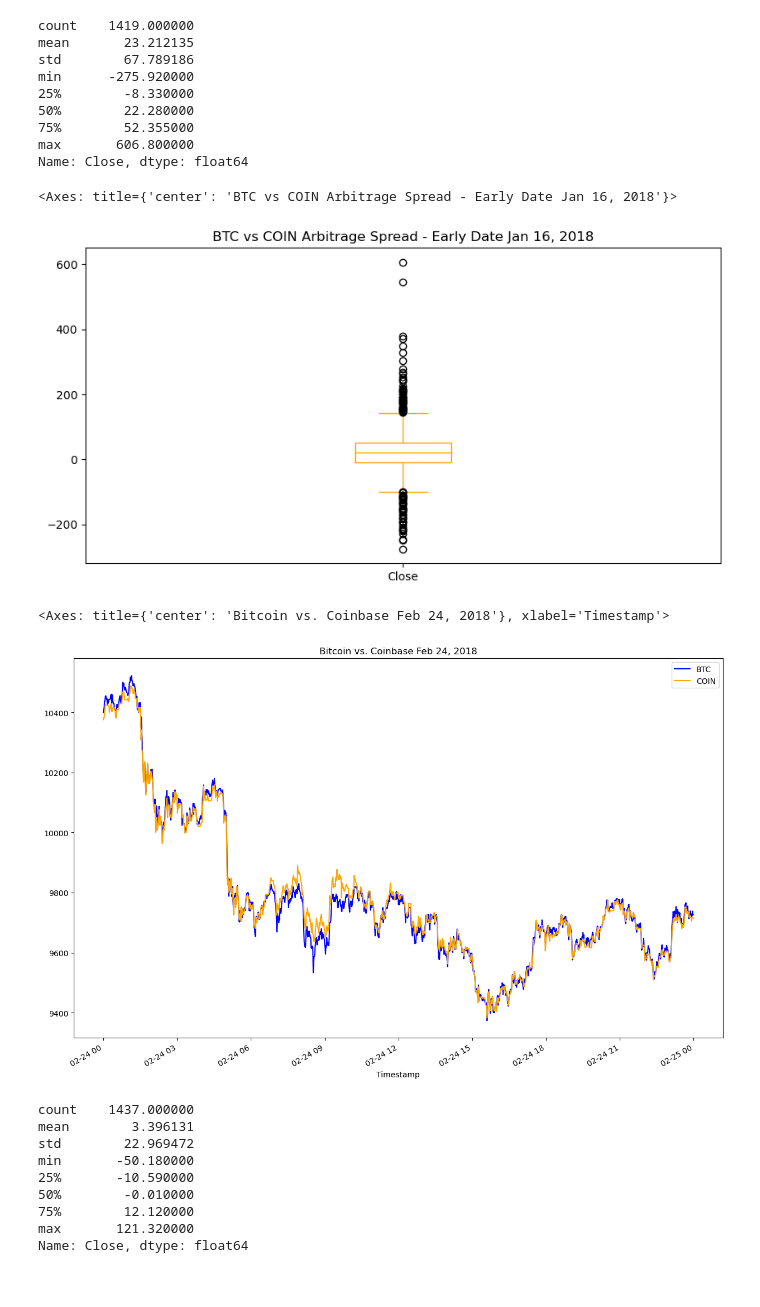
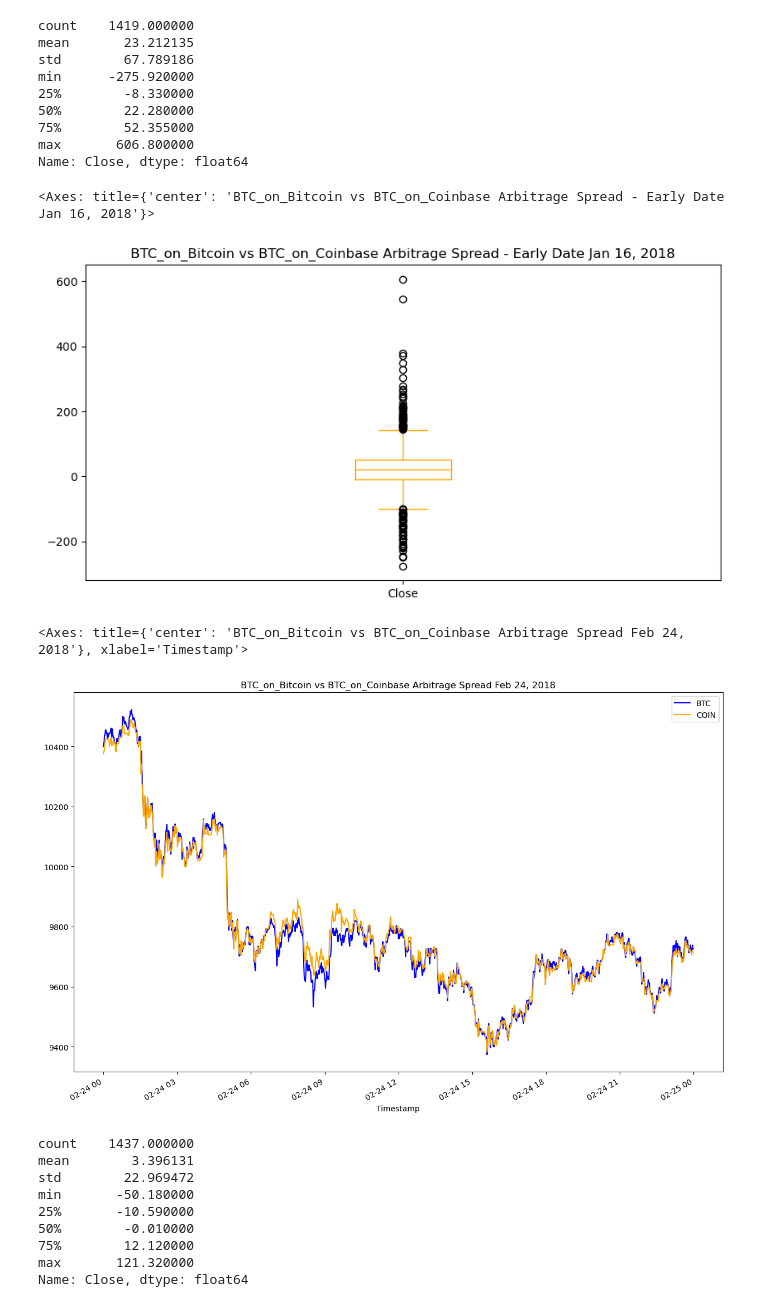
Before and after one commit to Bakoroba/crypto_arbitrage, a Jupyter notebook: crypto_arbitrage.ipynb, the cells around one changed output. Cells and saved outputs as stored; diff of their text form; code cells hidden in the pictures.

```diff
--- a/crypto_arbitrage.ipynb
+++ b/crypto_arbitrage.ipynb
@@ -373,18 +373,18 @@ max       606.800000
 Name: Close, dtype: float64
 # %%
 # Visualize the arbitrage spread from early in the dataset in a box plot
-arbitrage_spread_early.plot(kind='box',figsize=(10, 5), color="orange", title="BTC vs COIN Arbitrage Spread - Early Date Jan 16, 2018")
+arbitrage_spread_early.plot(kind='box',figsize=(10, 5), color="orange", title="BTC_on_Bitcoin vs BTC_on_Coinbase Arbitrage Spread - Early Date Jan 16, 2018")
 # %% [output]
-<Axes: title={'center': 'BTC vs COIN Arbitrage Spread - Early Date Jan 16, 2018'}>
+<Axes: title={'center': 'BTC_on_Bitcoin vs BTC_on_Coinbase Arbitrage Spread - Early Date Jan 16, 2018'}>
-[figure, old version]
+[figure, new version]
 # %%
 # Create an overlay plot that visualizes the two dataframes over a period of one day from the middle of the dataset.
 # Be sure that the plots include the parameters `legend`, `figsize`, `title`, `color` and `label`
-bitstamp_sliced.loc['2018-02-24'].plot(legend=True, figsize=(15, 10), title="Bitcoin vs. Coinbase Feb 24, 2018", color="blue", label="BTC")
+bitstamp_sliced.loc['2018-02-24'].plot(legend=True, figsize=(15, 10), title="BTC_on_Bitcoin vs BTC_on_Coinbase Arbitrage Spread Feb 24, 2018", color="blue", label="BTC")
 coinbase_sliced.loc['2018-02-24'].plot(legend=True, figsize=(15, 10), color="orange", label="COIN")
 # %% [output]
-<Axes: title={'center': 'Bitcoin vs. Coinbase Feb 24, 2018'}, xlabel='Timestamp'>
+<Axes: title={'center': 'BTC_on_Bitcoin vs BTC_on_Coinbase Arbitrage Spread Feb 24, 2018'}, xlabel='Timestamp'>
-[figure, old version]
+[figure, new version]
 # %%
 # Using the date in the middle that you have selected, calculate the arbitrage spread
 # by subtracting the bitstamp lower closing prices from the coinbase higher closing prices
```
Also changed, not shown: parts of 10 cells of this notebook, 1 other file.
